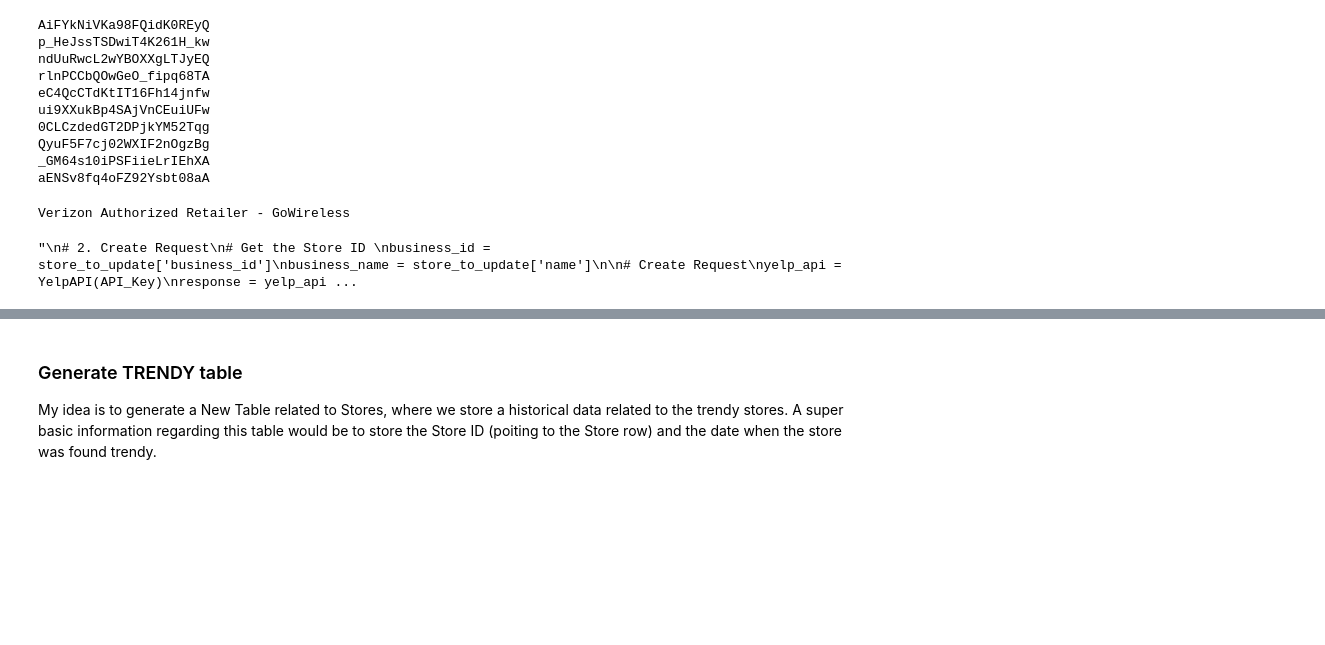
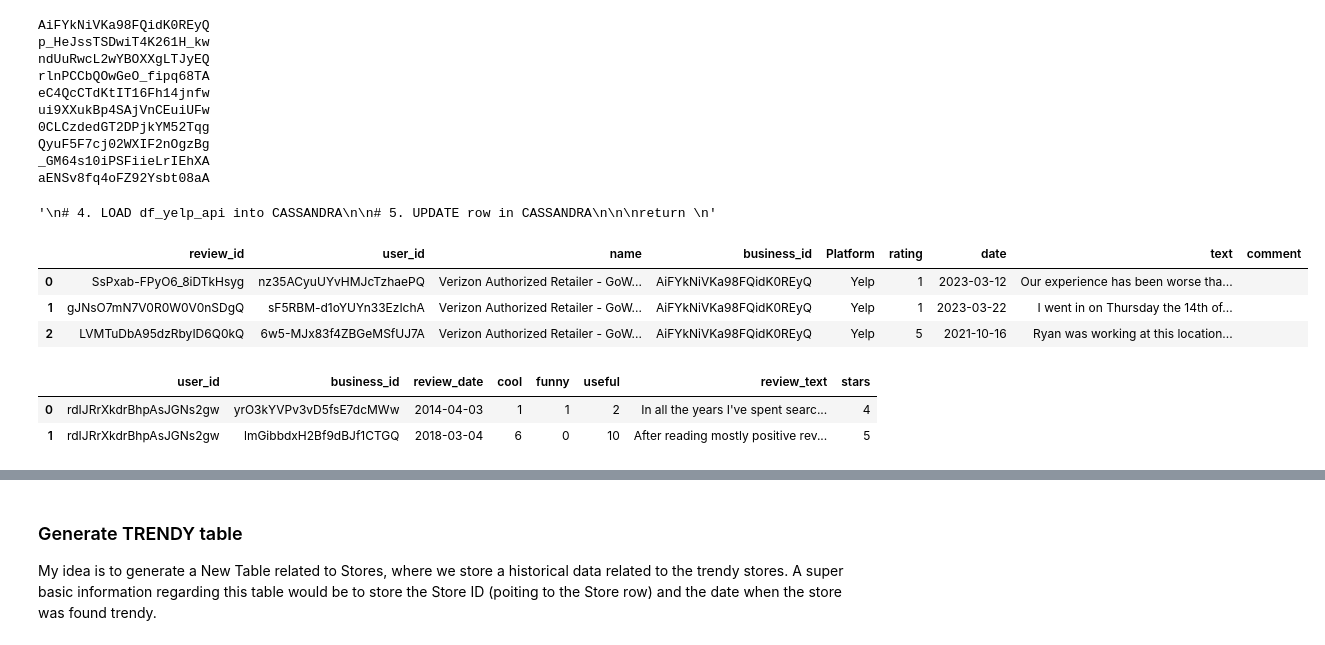
Before and after one commit to volpo/PG_YELP_GOOGLE_MAPS, a Jupyter notebook: Cassandra_SQL_DataPipeline/YelpApiDraft.ipynb, the cells around one changed output, grey strips where cells are left out. Drawn from its saved outputs; the diff is of its cells as text; code cells hidden in the pictures; blank space fills up the shorter version.

Commit message:
code for review updates almost done

```diff
--- a/Cassandra_SQL_DataPipeline/YelpApiDraft.ipynb
+++ b/Cassandra_SQL_DataPipeline/YelpApiDraft.ipynb
@@ -591,7 +591,8 @@ query = """
         """
 for row in session.execute(query):
   if row['state'] in states:
-        print(row['categories'])
+        category_str = ', '.join(row['categories'])
+        print(category_str)
         id_list.append(row['business_id'])
 
 id_list
@@ -759,8 +760,9 @@ QyuF5F7cj02WXIF2nOgzBg
 _GM64s10iPSFiieLrIEhXA
 aENSv8fq4oFZ92Ysbt08aA
 # %%
+from yelpapi import YelpAPI
 from credentials import yelp_api_key
-
+import pandas
 #def get_new_reviews(API_Key = yelp_api_key, id_to_query):
 
 API_Key = yelp_api_key
@@ -777,12 +779,12 @@ answer = session.execute(statement, timeout=None)
 
 for row in answer:
     business_name = row['name']
-    print(business_name)
-"""
+    #print(business_name)
+
 # 2. Create Request
 # Get the Store ID
-business_id = store_to_update['business_id']
-business_name = store_to_update['name']
+business_id = id_to_query
+#business_name = store_to_update['name']
 
 # Create Request
 yelp_api = YelpAPI(API_Key)
@@ -817,14 +819,42 @@ for review in reviews:
 
 
 df_yelp_api = pd.DataFrame(dictionary)
-
-# 4. LOAD df_yelp_api into CASSANDRA
-
-# 5. UPDATE row in CASSANDRA
-
-
-return
-"""
 # %% [output]
-Verizon Authorized Retailer - GoWireless
+'\n# 4. LOAD df_yelp_api into CASSANDRA\n\n# 5. UPDATE row in CASSANDRA\n\n\nreturn \n'
-"\n# 2. Create Request\n# Get the Store ID \nbusiness_id = store_to_update['business_id']\nbusiness_name = store_to_update['name']\n\n# Create Request\nyelp_api = YelpAPI(API_Key)\nresponse = yelp_api ...
+# %%
+df_yelp_api['date'] = pd.to_datetime(df_yelp_api['date']).dt.strftime('%Y-%m-%d')
+df_yelp_api.head()
+# %% [output]
+|  | review_id | user_id | name | business_id | Platform | rating | date | text | comment |
+| 0 | SsPxab-FPyO6_8iDTkHsyg | nz35ACyuUYvHMJcTzhaePQ | Verizon Authorized Retailer - GoW... | AiFYkNiVKa98FQidK0REyQ | Yelp | 1 | 2023-03-12 | Our experience has been worse tha... |  |
+| 1 | gJNsO7mN7V0R0W0V0nSDgQ | sF5RBM-d1oYUYn33EzIchA | Verizon Authorized Retailer - GoW... | AiFYkNiVKa98FQidK0REyQ | Yelp | 1 | 2023-03-22 | I went in on Thursday the 14th of... |  |
+| 2 | LVMTuDbA95dzRbyID6Q0kQ | 6w5-MJx83f4ZBGeMSfUJ7A | Verizon Authorized Retailer - GoW... | AiFYkNiVKa98FQidK0REyQ | Yelp | 5 | 2021-10-16 | Ryan was working at this location... |  |
+# %%
+# Checking the Insert
+dictionary =  { 'user_id': [],
+                'business_id': [],
+                'review_date': [],
+                'cool': [],
+                'funny': [],
+                'useful': [],
+                'review_text': [],
+                'stars': [] }
+
+
+
+for row in session.execute("SELECT * FROM reviews_yelp LIMIT 2",):
+  dictionary['user_id'].append(row['user_id'])
+  dictionary['business_id'].append(row['business_id'])
+  dictionary['review_date'].append(row['review_date'])
+  dictionary['cool'].append(row['cool'])
+  dictionary['funny'].append(row['funny'])
+  dictionary['useful'].append(row['useful'])
+  dictionary['review_text'].append(row['review_text'])
+  dictionary['stars'].append(row['stars'])
+
+df_aux = pd.DataFrame(dictionary)
+df_aux.head()
+# %% [output]
+|  | user_id | business_id | review_date | cool | funny | useful | review_text | stars |
+| 0 | rdIJRrXkdrBhpAsJGNs2gw | yrO3kYVPv3vD5fsE7dcMWw | 2014-04-03 | 1 | 1 | 2 | In all the years I've spent searc... | 4 |
+| 1 | rdIJRrXkdrBhpAsJGNs2gw | lmGibbdxH2Bf9dBJf1CTGQ | 2018-03-04 | 6 | 0 | 10 | After reading mostly positive rev... | 5 |
```
Also changed, not shown: parts of 3 cells of this notebook.
